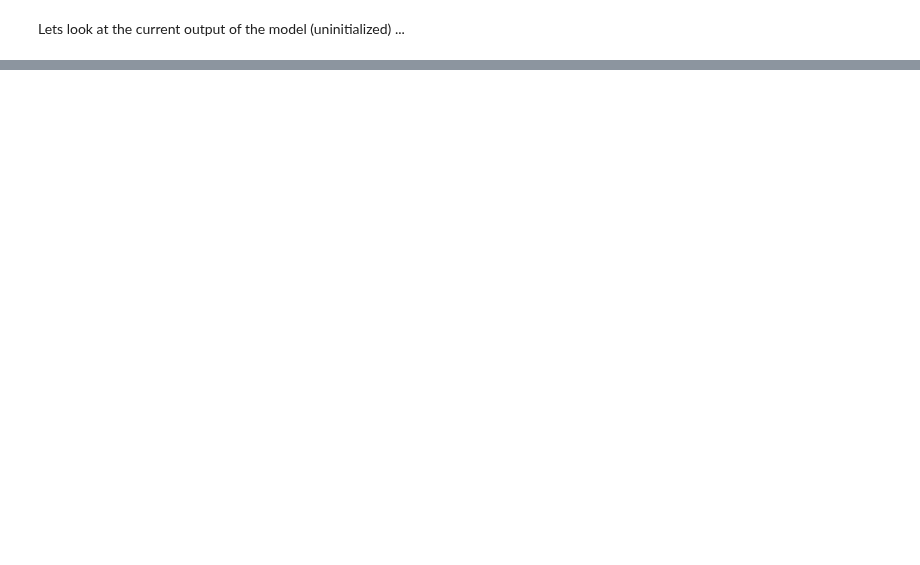
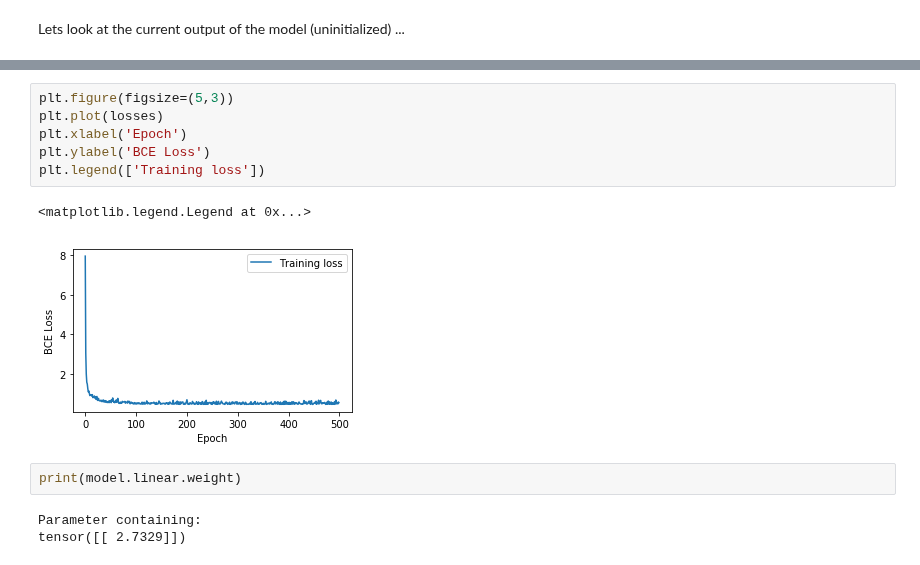
Before and after one commit to rkwitt/teaching, a Jupyter notebook: WS1819/CV/material/code/LogisticRegression.ipynb, the cells around one changed output, grey strips where cells are left out. Saved outputs shown, nothing was run; the diff lists cells and outputs as text; blank space fills up the shorter version.

```diff
--- a/WS1819/CV/material/code/LogisticRegression.ipynb
+++ b/WS1819/CV/material/code/LogisticRegression.ipynb
@@ -94,0 +269,14 @@ To **train** the model, we will (1) need a suitable loss function and (2) a way
+# %%
+plt.figure(figsize=(5,3))
+plt.plot(losses)
+plt.xlabel('Epoch')
+plt.ylabel('BCE Loss')
+plt.legend(['Training loss'])
+# %% [output]
+<matplotlib.legend.Legend at 0x...>
+[figure, added]
+# %%
+print(model.linear.weight)
+# %% [output]
+Parameter containing:
+tensor([[ 2.7329]])
```
Also changed, not shown: parts of 32 cells of this notebook, 1 other file.
